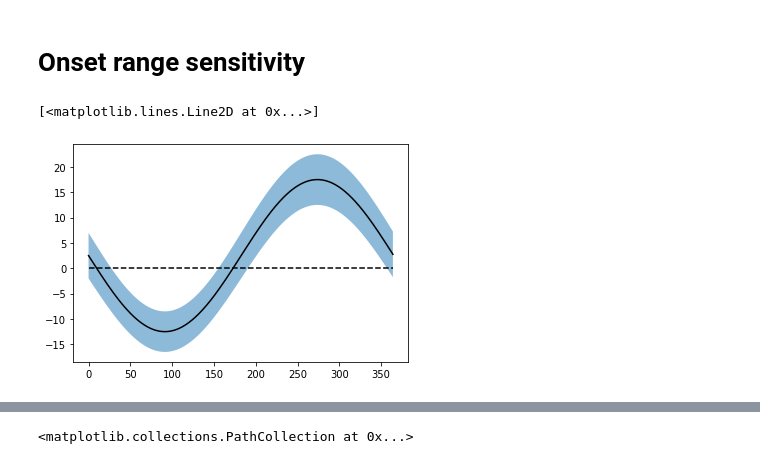
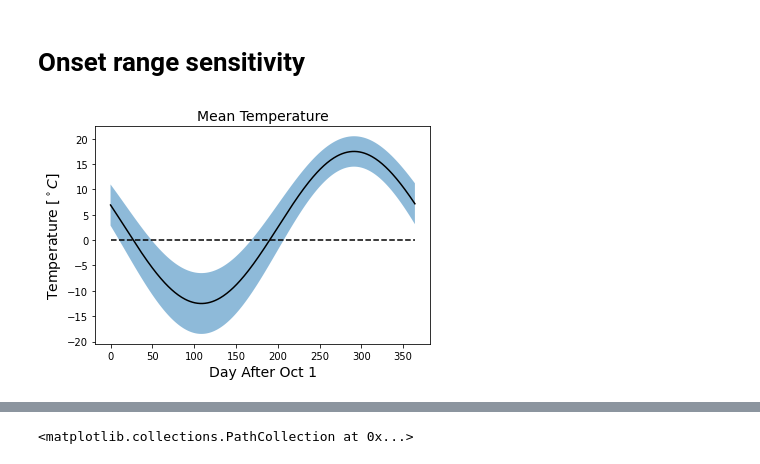
Before and after one commit to andersonsam/cnn_lstm_interpret, a Jupyter notebook: sine_sensitivity.ipynb, the cells around one changed output, grey strips where cells are left out. Saved outputs shown, nothing was run; the diff lists cells and outputs as text; code cells hidden in the pictures.

```diff
--- a/sine_sensitivity.ipynb
+++ b/sine_sensitivity.ipynb
@@ -250,8 +250,14 @@ T0 = 2.5
 sigma_s = 10
 sigma_w = 8
 
+#Example
+T = 15
+T0 = 2.5
+sigma_s = 6
+sigma_w = 12
+
 omega = 2*np.pi / 365
-phi = 0
+phi = 0.3
 
 A =  0.25 * ( sigma_s + sigma_w )
 B =  0.25 * ( sigma_s - sigma_w ) + T
@@ -286,12 +292,25 @@ dtmm_dT0 = -(1 / (omega*D)) * np.sqrt(1 - ((T0+C)/D)**2)**(-1)
 
 dDsnow_dT0 = dtpm_dT0 - dtpf_dT0
 # %%
-plt.fill_between(x = t, y1 = Tp, y2 = Tm, alpha = 0.5)
-plt.plot(t, Tmean, 'k')
+saveIt = 0
+
+fs = 14
+
+fig, ax = plt.subplots()
+
+ax.fill_between(x = t, y1 = Tp, y2 = Tm, alpha = 0.5)
+ax.plot(t, Tmean, 'k')
 
 plt.plot(t, np.zeros(len(t)), 'k--')
 
-# plt.scatter(tmeanf, 0)
+ax.set_xlabel('Day After Oct 1', fontsize = fs)
+ax.set_ylabel('Temperature [$^\circ C$]', fontsize = fs)
+ax.set_title('Mean Temperature', fontsize = fs)
+# ax.set_ylim((-14,19))
+
+if saveIt:
+  plt.savefig('regular_with_shading.png', bbox_inches = 'tight', dpi = 300)
+
+plt.show()
 # %% [output]
-[<matplotlib.lines.Line2D at 0x...>]
-[figure, old version]
+[figure, new version]
```
Also changed, not shown: parts of 28 cells of this notebook.
